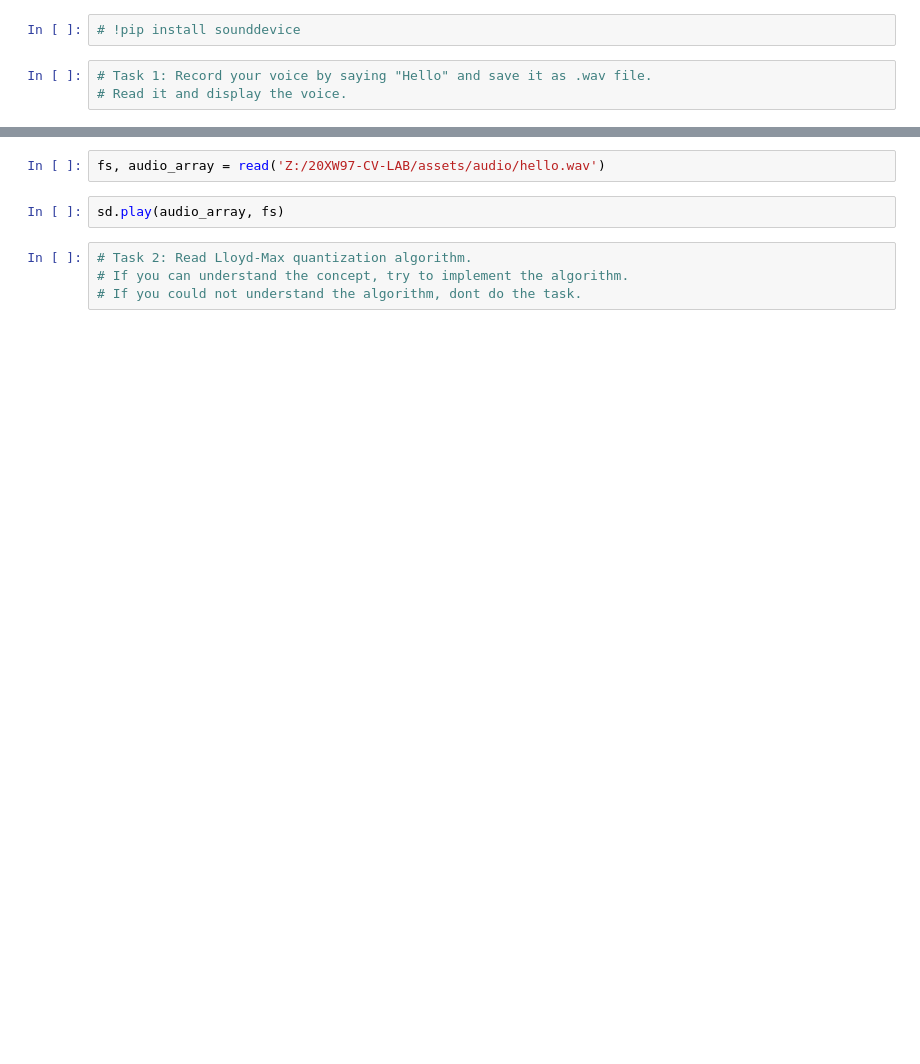
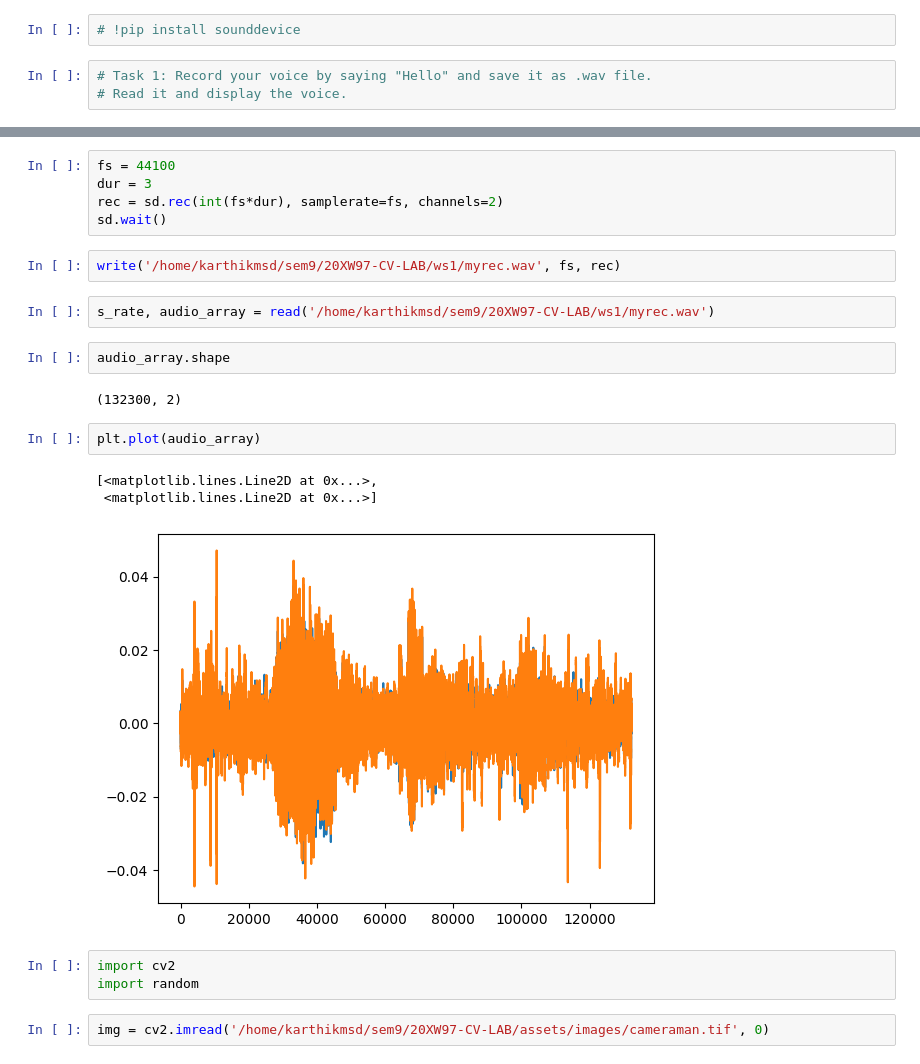
Before and after one commit to karthiksmanian/sem9, a Jupyter notebook: 20XW97-CV-LAB/ws1/ws1.ipynb, the cells around one changed output, grey strips where cells are left out. Cells and saved outputs as stored; diff of their text form; blank space fills up the shorter version.

```diff
--- a/20XW97-CV-LAB/ws1/ws1.ipynb
+++ b/20XW97-CV-LAB/ws1/ws1.ipynb
@@ -10,8 +11,24 @@ from scipy.io.wavfile import read
 # %%
-fs, audio_array = read('Z:/20XW97-CV-LAB/assets/audio/hello.wav')
+fs = 44100
+dur = 3
+rec = sd.rec(int(fs*dur), samplerate=fs, channels=2)
+sd.wait()
 # %%
-sd.play(audio_array, fs)
+write('/home/karthikmsd/sem9/20XW97-CV-LAB/ws1/myrec.wav', fs, rec)
-# %%
-# Task 2: Read Lloyd-Max quantization algorithm.
-# If you can understand the concept, try to implement the algorithm.
-# If you could not understand the algorithm, dont do the task.
+# %%
+s_rate, audio_array = read('/home/karthikmsd/sem9/20XW97-CV-LAB/ws1/myrec.wav')
+# %%
+audio_array.shape
+# %% [output]
+(132300, 2)
+# %%
+plt.plot(audio_array)
+# %% [output]
+[<matplotlib.lines.Line2D at 0x...>,
+ <matplotlib.lines.Line2D at 0x...>]
+[figure, added]
+# %%
+import cv2
+import random
+# %%
+img = cv2.imread('/home/karthikmsd/sem9/20XW97-CV-LAB/assets/images/cameraman.tif', 0)
```
Also changed, not shown: parts of 19 cells of this notebook, 6 other files.
